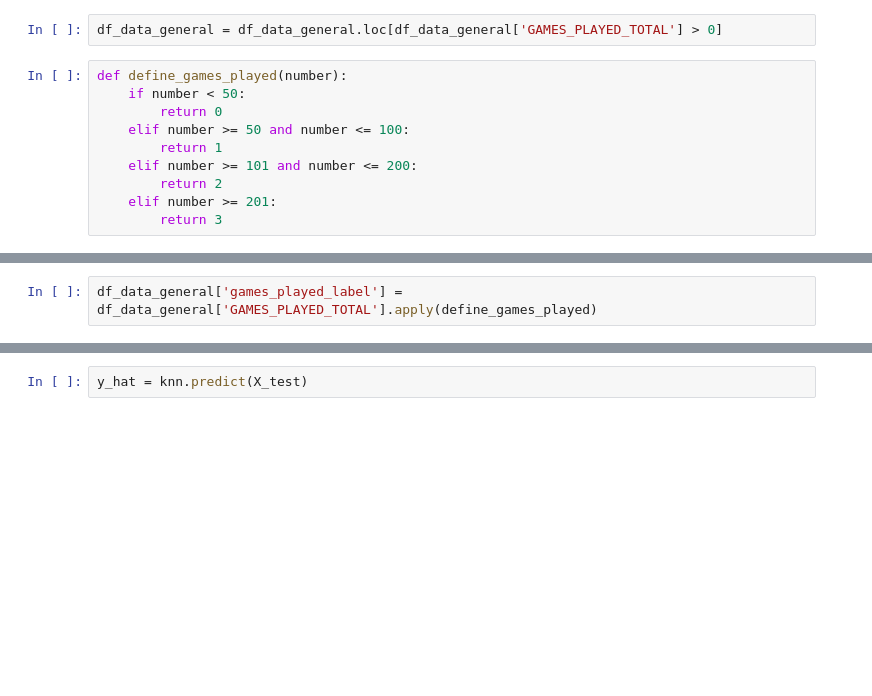
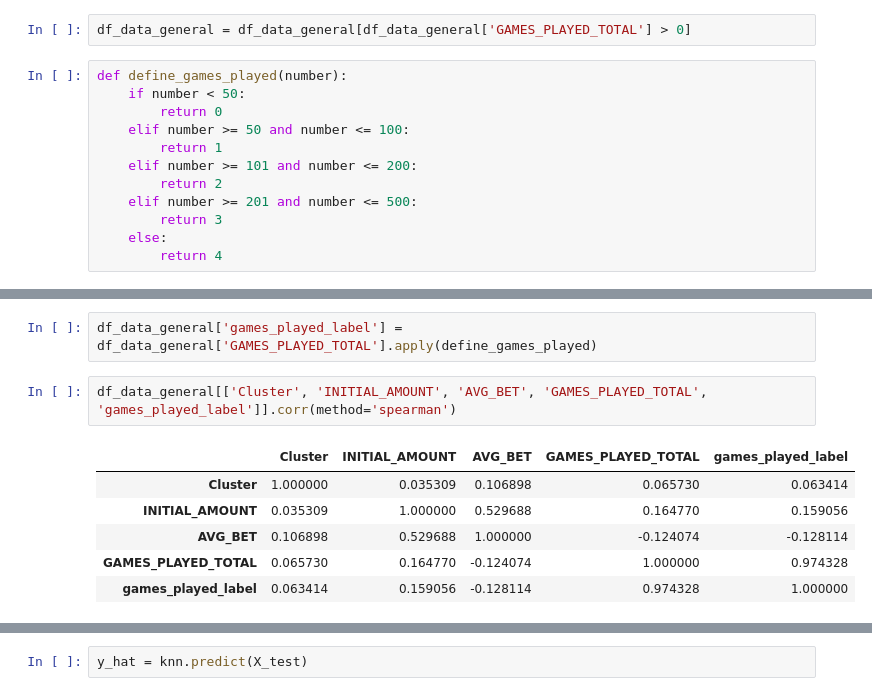
Before and after one commit to rodrigo-espino/ModelosFoliatti, a Jupyter notebook: notebooks/modelos_prediccion/games_played.ipynb, the cells around one changed output, grey strips where cells are left out. Drawn from its saved outputs; the diff is of its cells as text; blank space fills up the shorter version.

```diff
--- a/notebooks/modelos_prediccion/games_played.ipynb
+++ b/notebooks/modelos_prediccion/games_played.ipynb
@@ -27,7 +19,7 @@ from sklearn.metrics import r2_score, mean_squared_error
 # %%
 df_data_general = pd.read_csv('../../data/data_general.csv')
 # %%
-df_data_general = df_data_general.loc[df_data_general['GAMES_PLAYED_TOTAL'] > 0]
+df_data_general = df_data_general[df_data_general['GAMES_PLAYED_TOTAL'] > 0]
 # %%
 def define_games_played(number):
     if number < 50:
@@ -36,5 +28,7 @@ def define_games_played(number):
         return 1
     elif number >= 101 and number <= 200:
         return 2
-    elif number >= 201:
+    elif number >= 201 and number <= 500:
         return 3
+    else:
+        return 4
@@ -41,2 +47,11 @@ def define_games_played(number):
 # %%
 df_data_general['games_played_label'] = df_data_general['GAMES_PLAYED_TOTAL'].apply(define_games_played)
+# %%
+df_data_general[['Cluster', 'INITIAL_AMOUNT', 'AVG_BET', 'GAMES_PLAYED_TOTAL', 'games_played_label']].corr(method='spearman')
+# %% [output]
+|  | Cluster | INITIAL_AMOUNT | AVG_BET | GAMES_PLAYED_TOTAL | games_played_label |
+| Cluster | 1.000000 | 0.035309 | 0.106898 | 0.065730 | 0.063414 |
+| INITIAL_AMOUNT | 0.035309 | 1.000000 | 0.529688 | 0.164770 | 0.159056 |
+| AVG_BET | 0.106898 | 0.529688 | 1.000000 | -0.124074 | -0.128114 |
+| GAMES_PLAYED_TOTAL | 0.065730 | 0.164770 | -0.124074 | 1.000000 | 0.974328 |
+| games_played_label | 0.063414 | 0.159056 | -0.128114 | 0.974328 | 1.000000 |
```
Also changed, not shown: parts of 10 cells of this notebook, 10 other files.
